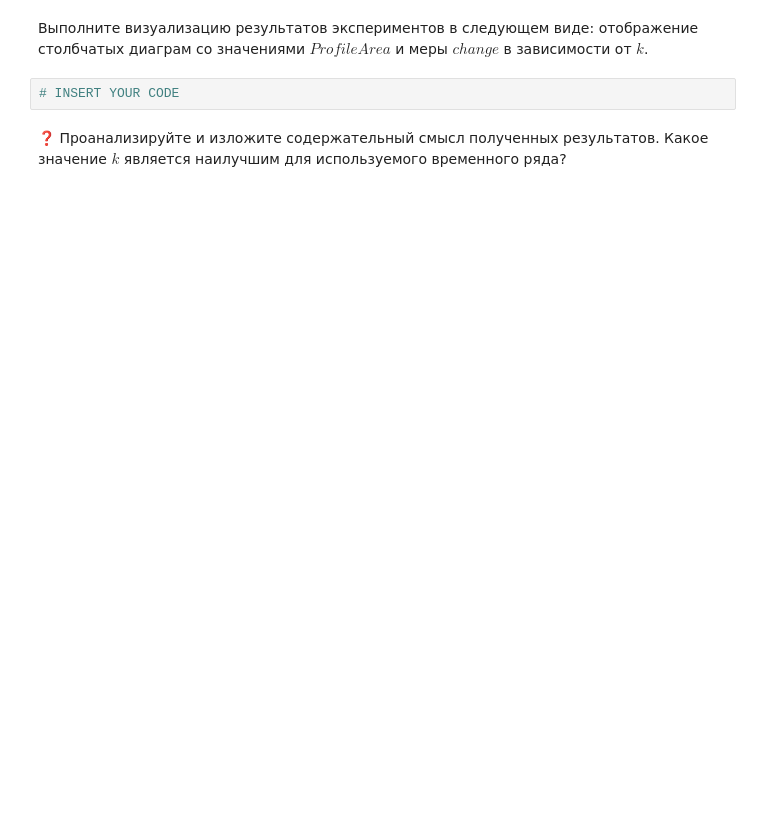
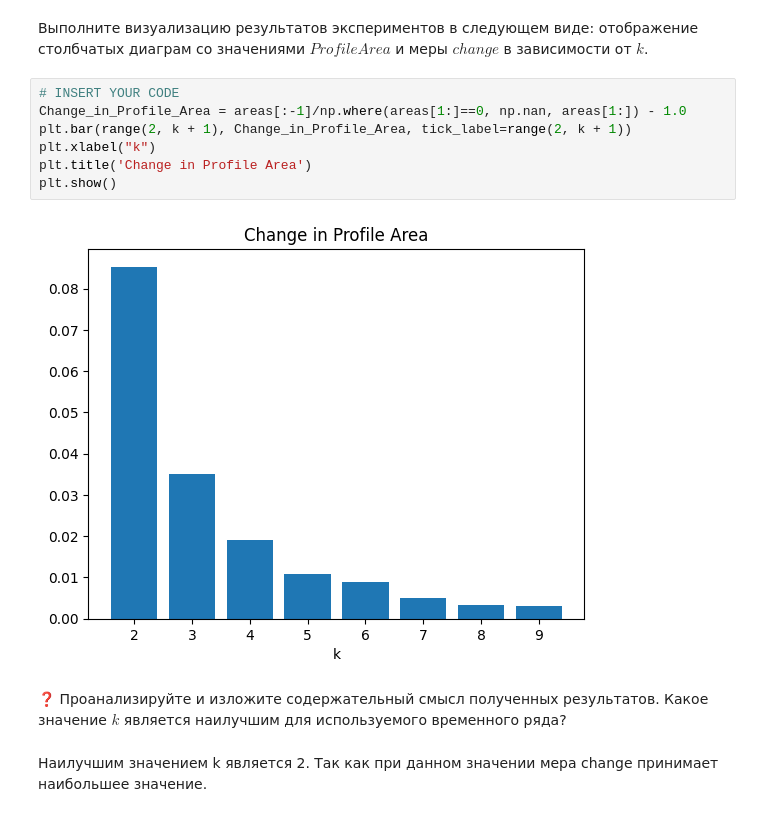
Before and after one commit to RGGU0/2023-Ghilmanova-TimeSeriesCourse, a Jupyter notebook: practice/05 Snippets/05 Snippets.ipynb, the cells around one changed output. Cells and saved outputs as stored; diff of their text form; blank space fills up the shorter version.

```diff
--- a/practice/05 Snippets/05 Snippets.ipynb
+++ b/practice/05 Snippets/05 Snippets.ipynb
@@ -223,6 +236,15 @@ $Change_k = \frac{ProfileArea_{k-1}}{ProfileArea_k} - 1$
 # %% [markdown]
 Выполните визуализацию результатов экспериментов в следующем виде: отображение столбчатых диаграм со значениями $ProfileArea$ и меры $change$ в зависимости от $k$.
-# %%
-# INSERT YOUR CODE
+# %%
+# INSERT YOUR CODE
+Change_in_Profile_Area = areas[:-1]/np.where(areas[1:]==0, np.nan, areas[1:]) - 1.0
+plt.bar(range(2, k + 1), Change_in_Profile_Area, tick_label=range(2, k + 1))
+plt.xlabel("k")
+plt.title('Change in Profile Area')
+plt.show()
+# %% [output]
+[figure, added]
 # %% [markdown]
 ❓ Проанализируйте и изложите содержательный смысл полученных результатов. Какое значение $k$ является наилучшим для используемого временного ряда?
+# %% [markdown]
+Наилучшим значением k является 2. Так как при данном значении мера change принимает наибольшее значение.
```
Also changed, not shown: parts of 7 cells of this notebook.
